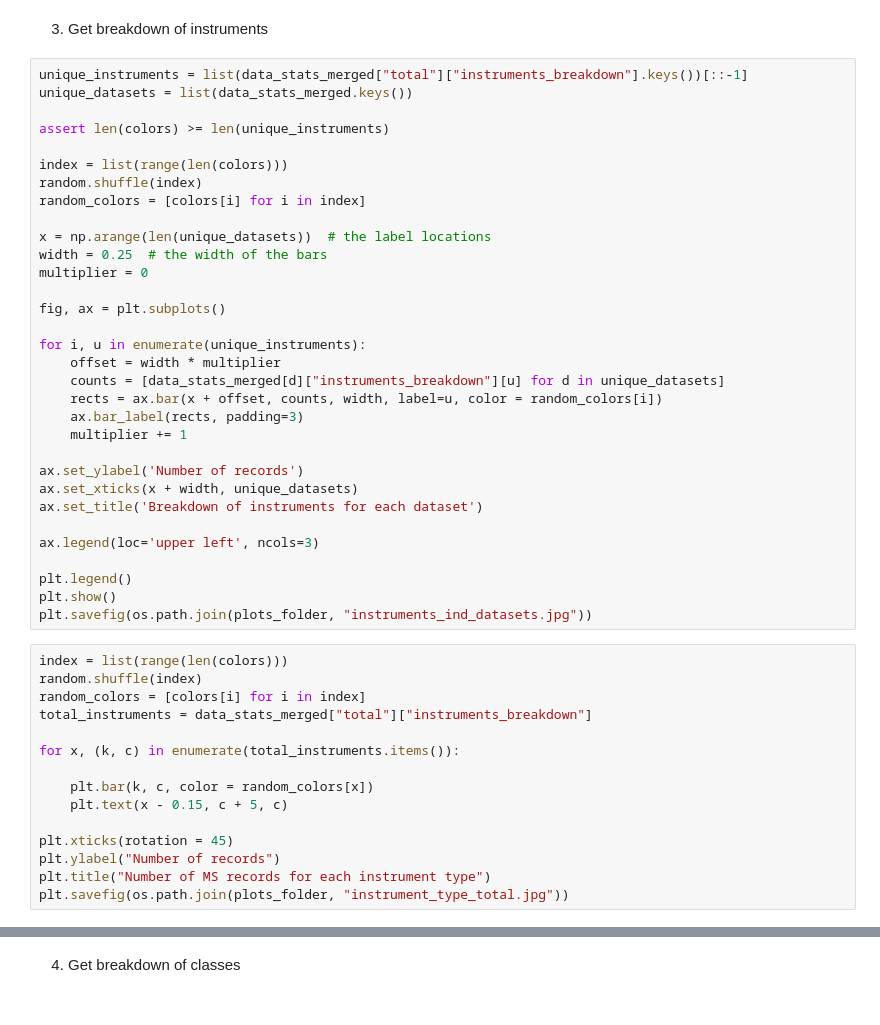
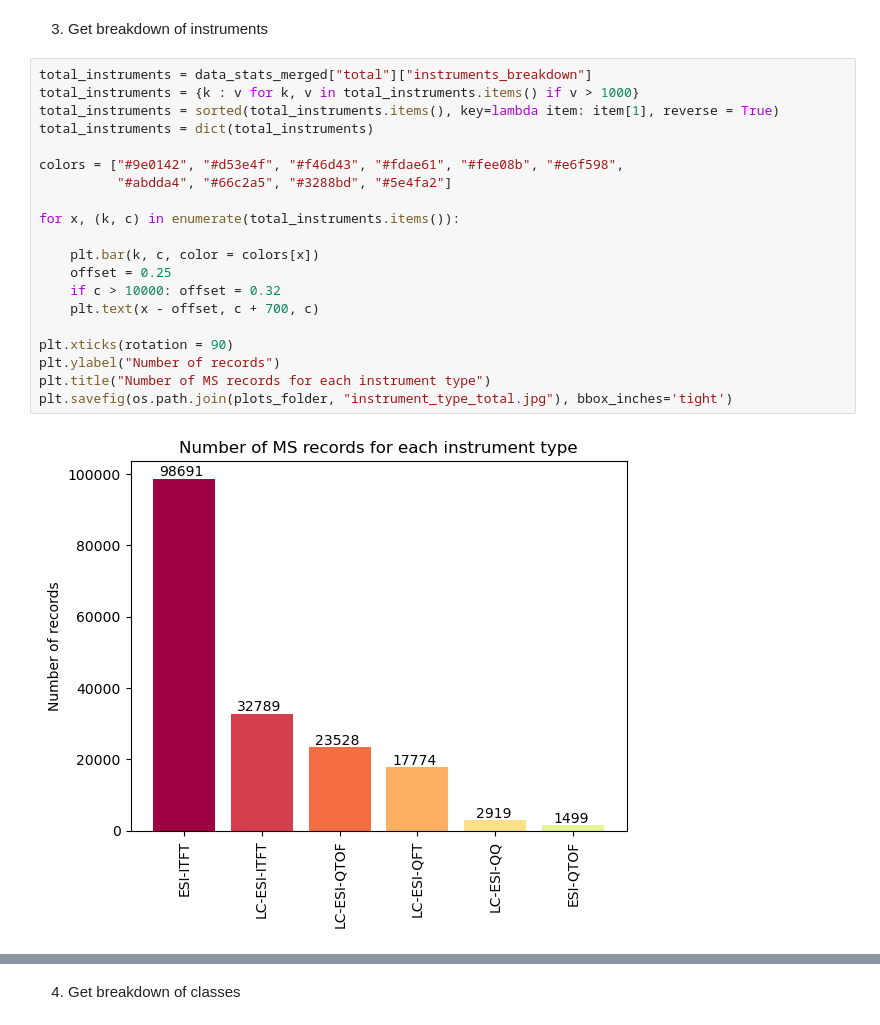
Before and after one commit to serenaklm/ML_MS_analysis, a Jupyter notebook: dataprocessing/07_data_statistics.ipynb, the cells around one changed output, grey strips where cells are left out. Drawn from its saved outputs; the diff is of its cells as text.

```diff
--- a/dataprocessing/07_data_statistics.ipynb
+++ b/dataprocessing/07_data_statistics.ipynb
@@ -174,49 +169,24 @@ plt.savefig(os.path.join(plots_folder, "adducts_total.jpg"))
 # %% [markdown]
 3. Get breakdown of instruments
-# %%
-unique_instruments = list(data_stats_merged["total"]["instruments_breakdown"].keys())[::-1]
-unique_datasets = list(data_stats_merged.keys())
-
-assert len(colors) >= len(unique_instruments)
-
-index = list(range(len(colors)))
-random.shuffle(index)
-random_colors = [colors[i] for i in index]
-
-x = np.arange(len(unique_datasets))  # the label locations
-width = 0.25  # the width of the bars
-multiplier = 0
-
-fig, ax = plt.subplots()
-
-for i, u in enumerate(unique_instruments):
-    offset = width * multiplier
-    counts = [data_stats_merged[d]["instruments_breakdown"][u] for d in unique_datasets]
-    rects = ax.bar(x + offset, counts, width, label=u, color = random_colors[i])
-    ax.bar_label(rects, padding=3)
-    multiplier += 1
-
-ax.set_ylabel('Number of records')
-ax.set_xticks(x + width, unique_datasets)
-ax.set_title('Breakdown of instruments for each dataset')
-
-ax.legend(loc='upper left', ncols=3)
-
-plt.legend()
-plt.show()
-plt.savefig(os.path.join(plots_folder, "instruments_ind_datasets.jpg"))
 # %%
-index = list(range(len(colors)))
-random.shuffle(index)
-random_colors = [colors[i] for i in index]
 total_instruments = data_stats_merged["total"]["instruments_breakdown"]
+total_instruments = {k : v for k, v in total_instruments.items() if v > 1000}
+total_instruments = sorted(total_instruments.items(), key=lambda item: item[1], reverse = True)
+total_instruments = dict(total_instruments)
+
+colors = ["#9e0142", "#d53e4f", "#f46d43", "#fdae61", "#fee08b", "#e6f598",
+          "#abdda4", "#66c2a5", "#3288bd", "#5e4fa2"]
 
 for x, (k, c) in enumerate(total_instruments.items()):
 
-    plt.bar(k, c, color = random_colors[x])
-    plt.text(x - 0.15, c + 5, c)
+    plt.bar(k, c, color = colors[x])
+    offset = 0.25
+    if c > 10000: offset = 0.32
+    plt.text(x - offset, c + 700, c)
 
-plt.xticks(rotation = 45)
+plt.xticks(rotation = 90)
 plt.ylabel("Number of records")
 plt.title("Number of MS records for each instrument type")
-plt.savefig(os.path.join(plots_folder, "instrument_type_total.jpg"))
+plt.savefig(os.path.join(plots_folder, "instrument_type_total.jpg"), bbox_inches='tight')
+# %% [output]
+[figure, added]
```
Also changed, not shown: parts of 13 cells of this notebook, 2 other files.
